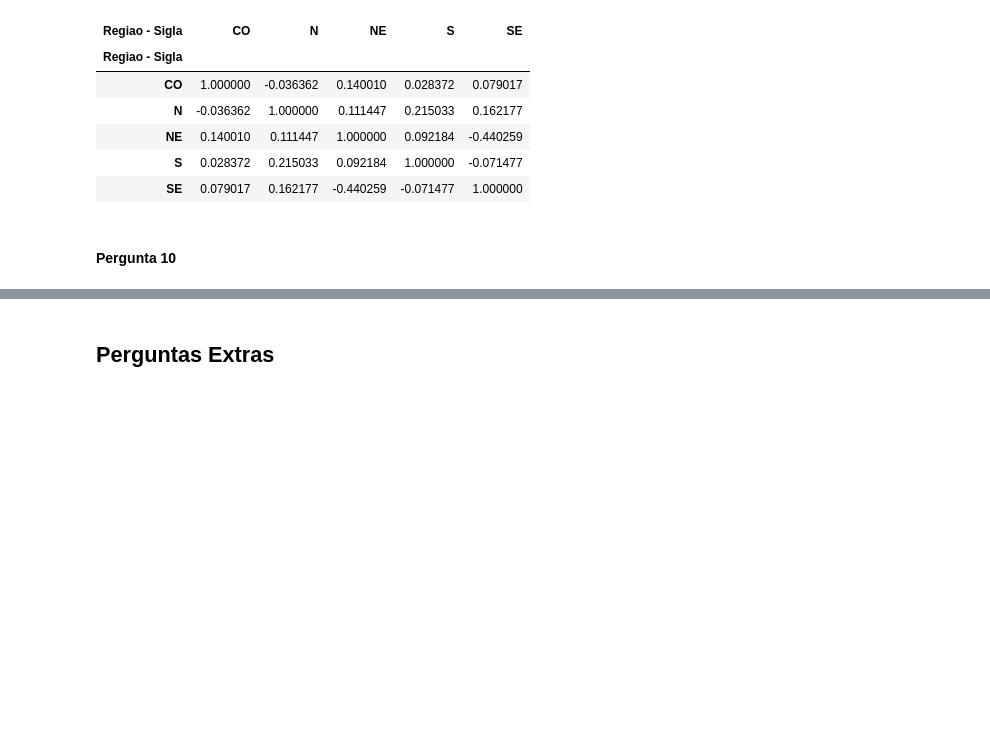
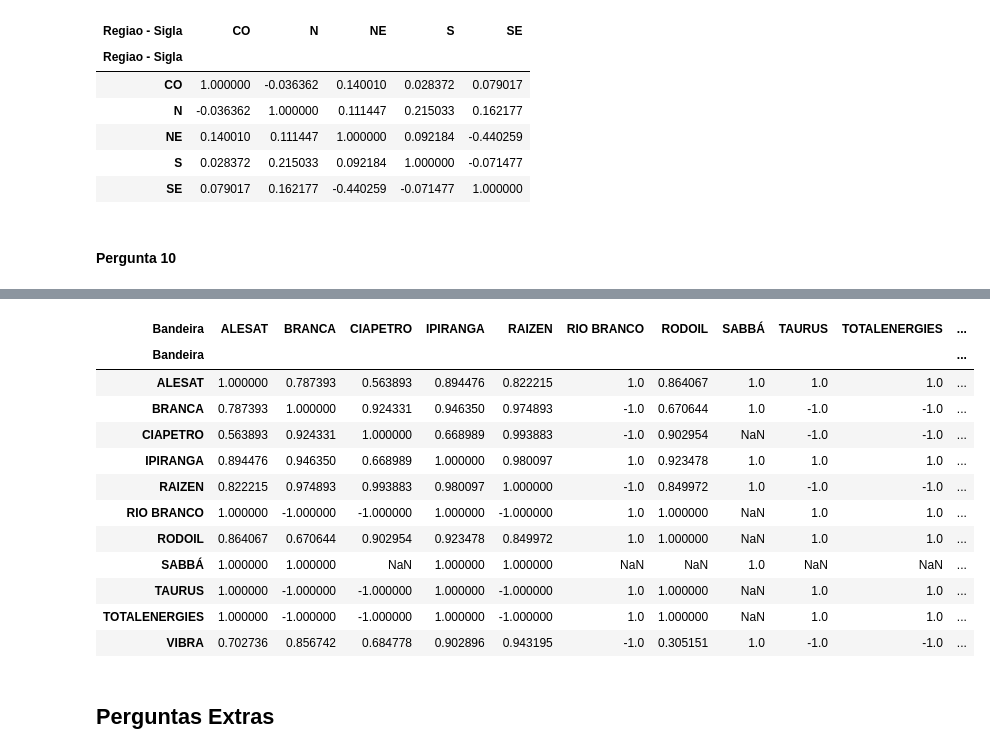
Before and after one commit to arthurlorran1/Projeto-4, a Jupyter notebook: notebook.ipynb, the cells around one changed output, grey strips where cells are left out. Saved outputs shown, nothing was run; the diff lists cells and outputs as text; code cells hidden in the pictures; blank space fills up the shorter version.

```diff
--- a/notebook.ipynb
+++ b/notebook.ipynb
@@ -580,3 +580,19 @@ gp6E.loc['CO'].corr().dropna(axis=1, how='all').dropna(axis=0, how='all')
+# %%
+gp6G.corr().dropna(axis=1, how='all').dropna(axis=0, how='all')
+# %% [output]
+| Bandeira | ALESAT | BRANCA | CIAPETRO | IPIRANGA | RAIZEN | RIO BRANCO | RODOIL | SABBÁ | TAURUS | TOTALENERGIES | ... |
+| Bandeira |  |  |  |  |  |  |  |  |  |  | ... |
+| ALESAT | 1.000000 | 0.787393 | 0.563893 | 0.894476 | 0.822215 | 1.0 | 0.864067 | 1.0 | 1.0 | 1.0 | ... |
+| BRANCA | 0.787393 | 1.000000 | 0.924331 | 0.946350 | 0.974893 | -1.0 | 0.670644 | 1.0 | -1.0 | -1.0 | ... |
+| CIAPETRO | 0.563893 | 0.924331 | 1.000000 | 0.668989 | 0.993883 | -1.0 | 0.902954 | NaN | -1.0 | -1.0 | ... |
+| IPIRANGA | 0.894476 | 0.946350 | 0.668989 | 1.000000 | 0.980097 | 1.0 | 0.923478 | 1.0 | 1.0 | 1.0 | ... |
+| RAIZEN | 0.822215 | 0.974893 | 0.993883 | 0.980097 | 1.000000 | -1.0 | 0.849972 | 1.0 | -1.0 | -1.0 | ... |
+| RIO BRANCO | 1.000000 | -1.000000 | -1.000000 | 1.000000 | -1.000000 | 1.0 | 1.000000 | NaN | 1.0 | 1.0 | ... |
+| RODOIL | 0.864067 | 0.670644 | 0.902954 | 0.923478 | 0.849972 | 1.0 | 1.000000 | NaN | 1.0 | 1.0 | ... |
+| SABBÁ | 1.000000 | 1.000000 | NaN | 1.000000 | 1.000000 | NaN | NaN | 1.0 | NaN | NaN | ... |
+| TAURUS | 1.000000 | -1.000000 | -1.000000 | 1.000000 | -1.000000 | 1.0 | 1.000000 | NaN | 1.0 | 1.0 | ... |
+| TOTALENERGIES | 1.000000 | -1.000000 | -1.000000 | 1.000000 | -1.000000 | 1.0 | 1.000000 | NaN | 1.0 | 1.0 | ... |
+| VIBRA | 0.702736 | 0.856742 | 0.684778 | 0.902896 | 0.943195 | -1.0 | 0.305151 | 1.0 | -1.0 | -1.0 | ... |
 # %% [markdown]
 ## **Perguntas Extras**
 # %% [markdown]
```
Also changed, not shown: parts of 2 cells of this notebook, 1 other file.
